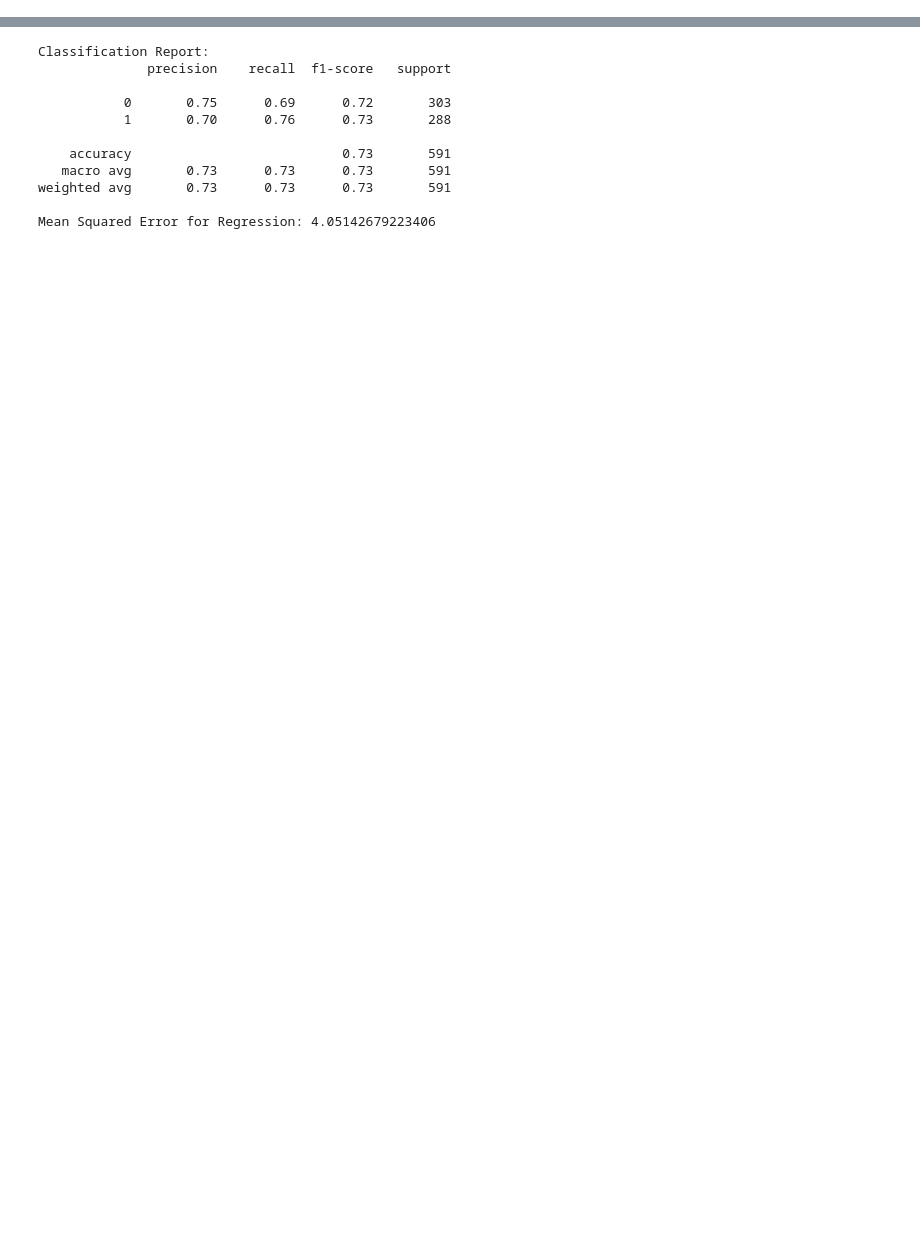
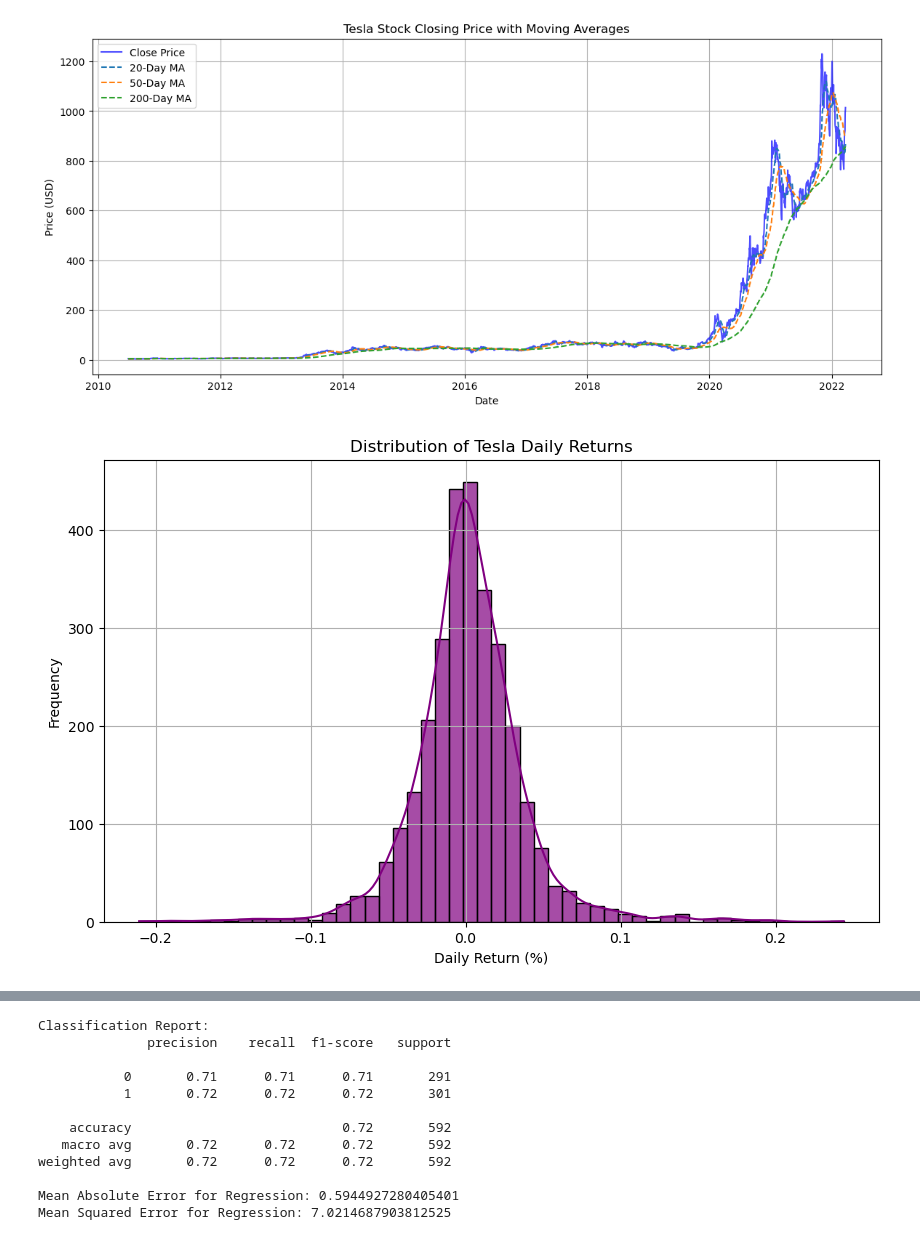
Before and after one commit to Celinezzzzz/tesla-stock-analysis, a Jupyter notebook: no-or-low-code-visual-ml.ipynb, the cells around one changed output, grey strips where cells are left out. Saved outputs shown, nothing was run; the diff lists cells and outputs as text; code cells hidden in the pictures; blank space fills up the shorter version.

```diff
--- a/no-or-low-code-visual-ml.ipynb
+++ b/no-or-low-code-visual-ml.ipynb
@@ -3,10 +3,16 @@
 # Objective: Leverage no-code/low-code tools for machine learning using Tesla stock data
 
 import pandas as pd
+import numpy as np
+import matplotlib.pyplot as plt
+import seaborn as sns
 from sklearn.model_selection import train_test_split
 from sklearn.ensemble import RandomForestClassifier, RandomForestRegressor
+from sklearn.metrics import classification_report, mean_squared_error, mean_absolute_error
 from sklearn.preprocessing import StandardScaler
-from sklearn.metrics import classification_report, mean_squared_error
+from sklearn.tree import DecisionTreeRegressor
+from sklearn.cluster import KMeans
+from statsmodels.tsa.arima.model import ARIMA
 
 # Load the dataset
 data = pd.read_csv('./TSLA.csv')
@@ -14,11 +20,50 @@ data = pd.read_csv('./TSLA.csv')
 # Convert Date column to datetime format
 data['Date'] = pd.to_datetime(data['Date'])
 
+# Sort data by Date
+data = data.sort_values('Date')
+
 # Feature Engineering
 # Calculate daily returns and add as a feature
 data['Daily_Return'] = data['Close'].pct_change()
 # Add a binary classification column: 1 if the return is positive, 0 otherwise
 data['Positive_Return'] = (data['Daily_Return'] > 0).astype(int)
+# Calculate moving averages
+window_sizes = [20, 50, 200]
+for window in window_sizes:
+    data[f'{window}_MA'] = data['Close'].rolling(window=window).mean()
 
-# Drop rows with NaN values caused by pct_change()
-data = data.dropna()
+# Handle Missing Values
+data.fillna(method='bfill', inplace=True)
+# %%
+# Static Visualizations
+# Plot closing price and moving averages
+plt.figure(figsize=(14, 6))
+plt.plot(data['Date'], data['Close'], label='Close Price', color='blue', alpha=0.7)
+for window in window_sizes:
+    plt.plot(data['Date'], data[f'{window}_MA'], label=f'{window}-Day MA', linestyle='--')
+plt.title('Tesla Stock Closing Price with Moving Averages')
+plt.xlabel('Date')
+plt.ylabel('Price (USD)')
+plt.legend()
+plt.grid()
+plt.show()
+
+# Distribution Analysis of Daily Returns
+plt.figure(figsize=(10, 6))
+sns.histplot(data['Daily_Return'].dropna(), bins=50, kde=True, color='purple', alpha=0.7)
+plt.title('Distribution of Tesla Daily Returns')
+plt.xlabel('Daily Return (%)')
+plt.ylabel('Frequency')
+plt.grid()
+plt.show()
+
+# Correlation Analysis
+correlation_matrix = data[['Open', 'High', 'Low', 'Close', 'Volume', 'Daily_Return']].corr()
+plt.figure(figsize=(10, 8))
+sns.heatmap(correlation_matrix, annot=True, cmap='coolwarm', fmt='.2f')
+plt.title('Correlation Matrix of Tesla Stock Data')
+plt.show()
+# %% [output]
+[figure, added]
+[figure, added]
@@ -45,18 +91,15 @@ y_pred_class = clf.predict(X_test)
 print("Classification Report:")
 print(classification_report(y_test_class, y_pred_class))
 
-# Regression: Random Forest
-reg = RandomForestRegressor(random_state=42)
+# Regression: Decision Tree
+reg = DecisionTreeRegressor(random_state=42)
 reg.fit(X_train_reg, y_train_reg)
 y_pred_reg = reg.predict(X_test_reg)
 
+print("Mean Absolute Error for Regression:", mean_absolute_error(y_test_reg, y_pred_reg))
 print("Mean Squared Error for Regression:", mean_squared_error(y_test_reg, y_pred_reg))
 
-# Clustering: Using K-Means (Optional)
-from sklearn.cluster import KMeans
-import matplotlib.pyplot as plt
-
-# Apply K-Means clustering
+# Clustering: K-Means
 kmeans = KMeans(n_clusters=3, random_state=42)
 kmeans.fit(X_scaled)
 data['Cluster'] = kmeans.labels_
@@ -64,11 +107,12 @@ data['Cluster'] = kmeans.labels_
 Classification Report:
               precision    recall  f1-score   support
 
-           0       0.75      0.69      0.72       303
-           1       0.70      0.76      0.73       288
+           0       0.71      0.71      0.71       291
+           1       0.72      0.72      0.72       301
 
-    accuracy                           0.73       591
-   macro avg       0.73      0.73      0.73       591
-weighted avg       0.73      0.73      0.73       591
+    accuracy                           0.72       592
+   macro avg       0.72      0.72      0.72       592
+weighted avg       0.72      0.72      0.72       592
 
-Mean Squared Error for Regression: 4.05142679223406
+Mean Absolute Error for Regression: 0.5944927280405401
+Mean Squared Error for Regression: 7.0214687903812525
```
Also changed, not shown: parts of 4 cells of this notebook.
